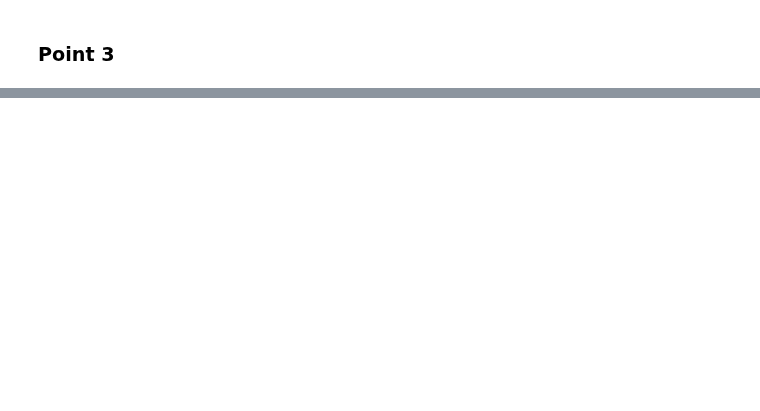
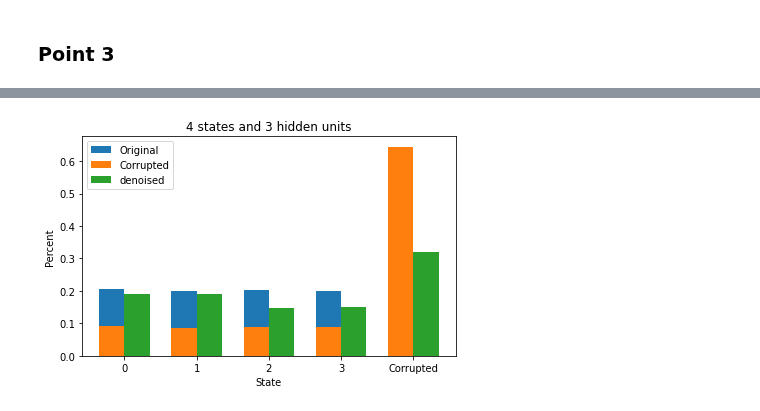
Before and after one commit to drckf/mlreview_notebooks, a Jupyter notebook: jupyter_notebooks/exercises/GitPush_exercise5.ipynb, the cells around one changed output, grey strips where cells are left out. Cells and saved outputs as stored; diff of their text form; code cells hidden in the pictures; blank space fills up the shorter version.

```diff
--- a/jupyter_notebooks/exercises/GitPush_exercise5.ipynb
+++ b/jupyter_notebooks/exercises/GitPush_exercise5.ipynb
@@ -207,0 +242,6 @@ The percents for each category in the corrupted data     [0.1105 0.1016 0.1077 0
+# %%
+n_hidden = 3
+v_model = point_3(corrupted_data,n_hidden)
+barplot()
+# %% [output]
+[figure, added]
```
Also changed, not shown: parts of 15 cells of this notebook.
